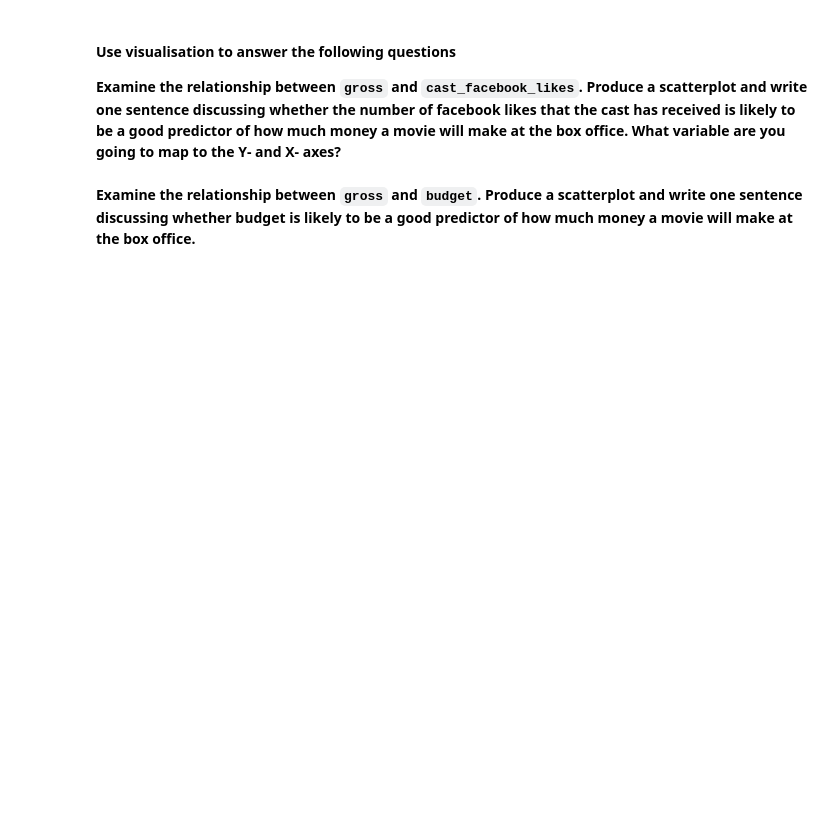
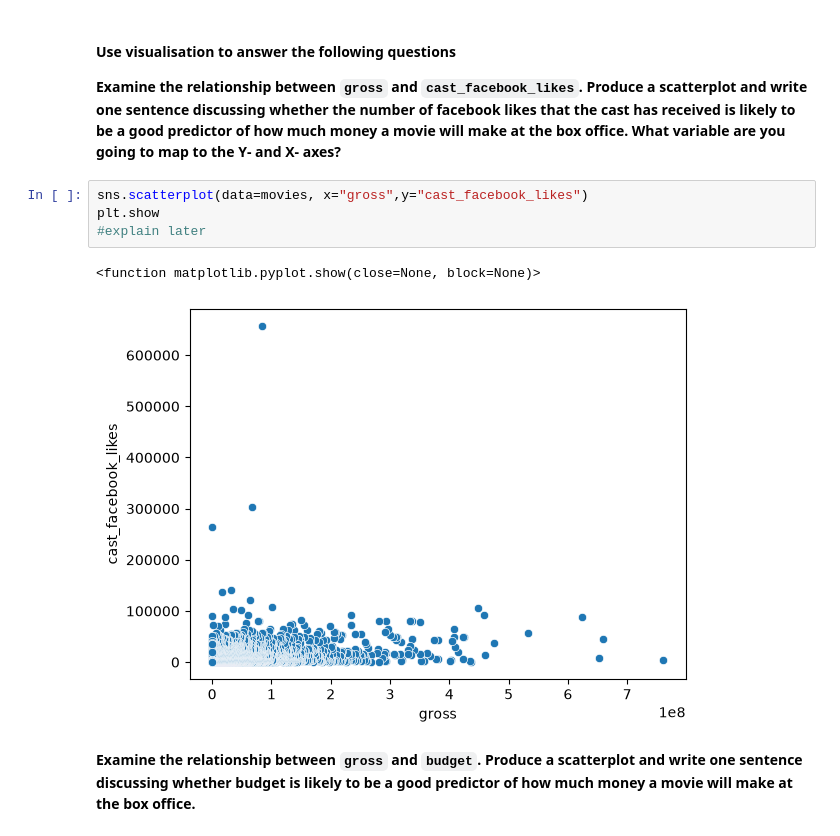
Before and after one commit to elina715/ACOD-AUT26-Class-Coding, a Jupyter notebook: Session_2/Homework.ipynb, the cells around one changed output. Saved outputs shown, nothing was run; the diff lists cells and outputs as text; blank space fills up the shorter version.

```diff
--- a/Session_2/Homework.ipynb
+++ b/Session_2/Homework.ipynb
@@ -58,5 +189,12 @@ data
 #### Use visualisation to answer the following questions
 
 **Examine the relationship between `gross` and `cast_facebook_likes`. Produce a scatterplot and write one sentence discussing whether the number of facebook likes that the cast has received is likely to be a good predictor of how much money a movie will make at the box office. What variable are you going to map to the Y- and X- axes?**
+# %%
+sns.scatterplot(data=movies, x="gross",y="cast_facebook_likes")
+plt.show
+#explain later
+# %% [output]
+<function matplotlib.pyplot.show(close=None, block=None)>
+[figure, added]
 # %% [markdown]
 **Examine the relationship between `gross` and `budget`. Produce a scatterplot and write one sentence discussing whether budget is likely to be a good predictor of how much money a movie will make at the box office.**
```
Also changed, not shown: parts of 8 cells of this notebook, 1 other file.
